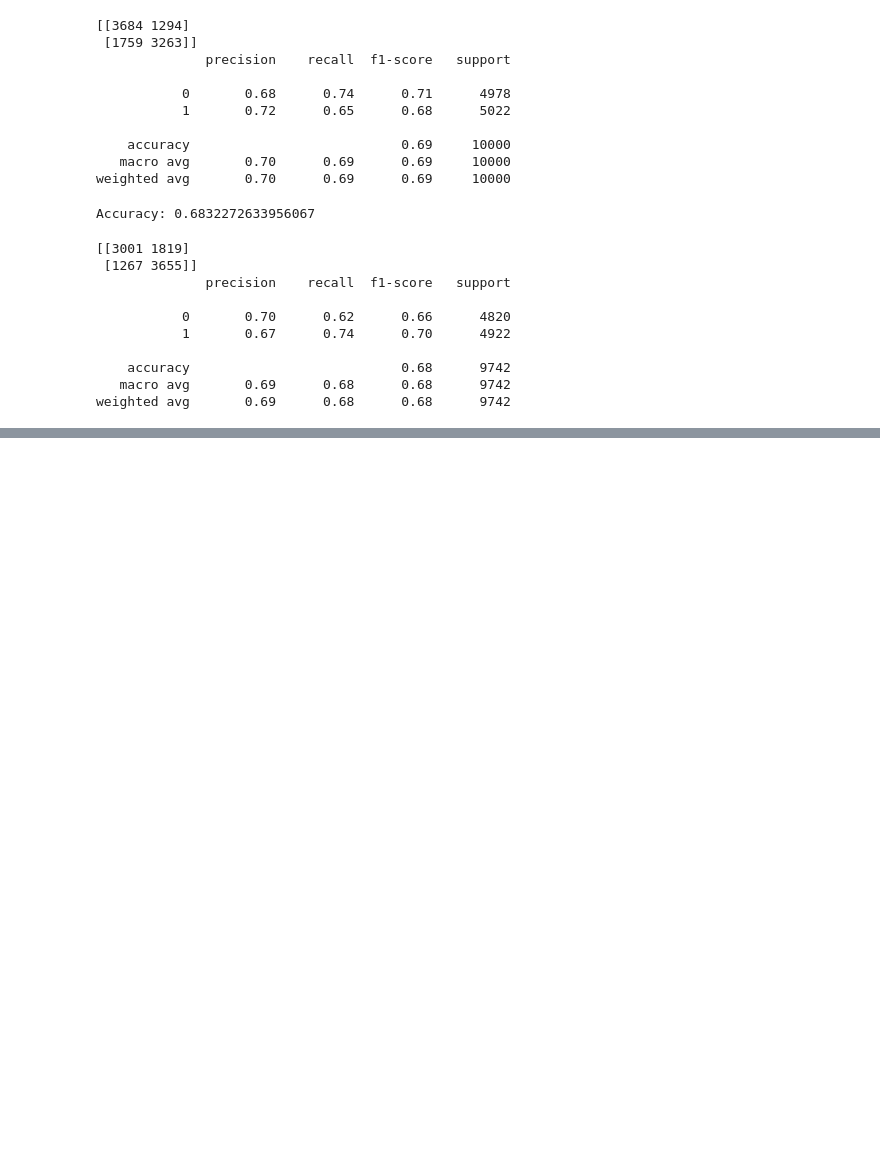
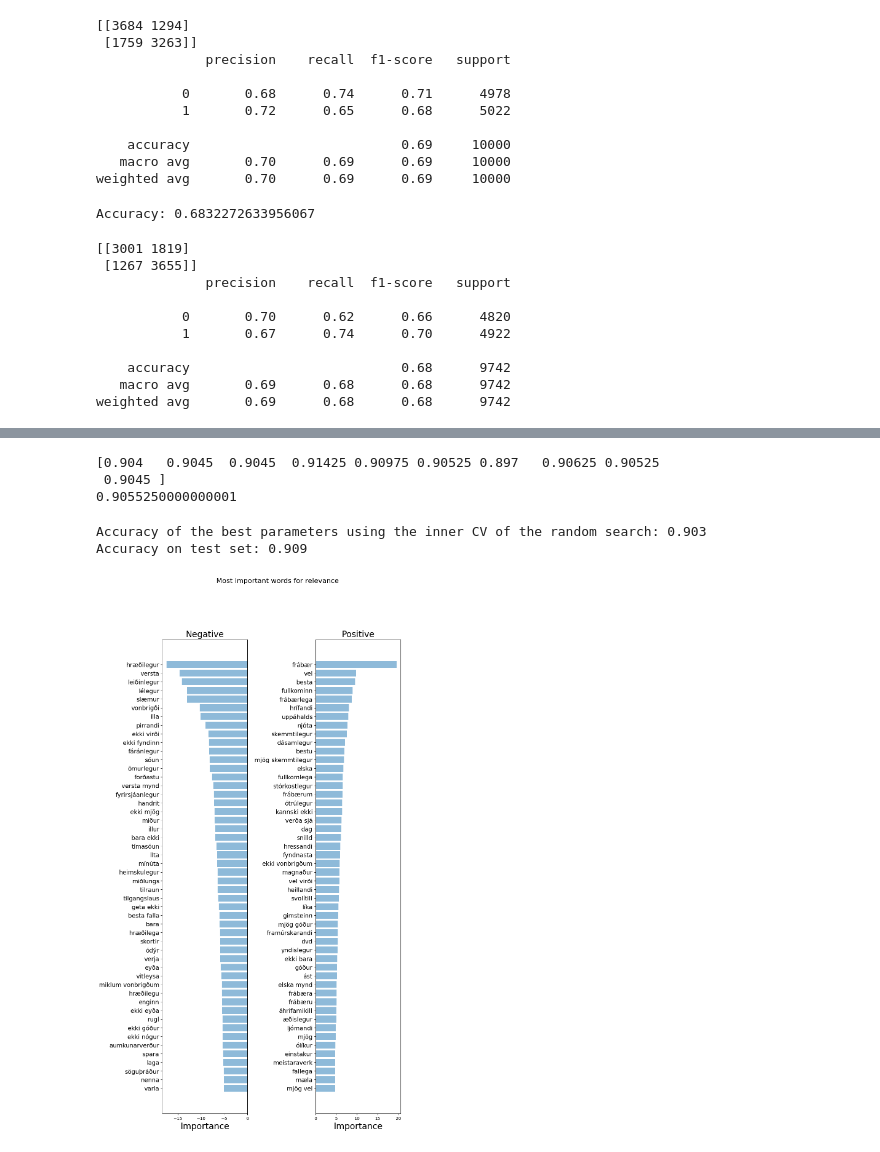
Before and after one commit to cadia-lvl/sentiment-analysis, a Jupyter notebook: src/logistic-regression.ipynb, the cells around one changed output, grey strips where cells are left out. Saved outputs shown, nothing was run; the diff lists cells and outputs as text; code cells hidden in the pictures; blank space fills up the shorter version.

```diff
--- a/src/logistic-regression.ipynb
+++ b/src/logistic-regression.ipynb
@@ -288,0 +504,17 @@ Sentiment: negative
+# %%
+from pprint import pprint
+
+from sklearn.model_selection import RandomizedSearchCV
+
+random_search = RandomizedSearchCV(
+    estimator=pipeline,
+    param_distributions=parameter_grid,
+    n_iter=100,
+    random_state=0,
+    n_jobs=-1,
+    verbose=3,
+)
+
+print("Performing grid search...")
+print("Hyperparameters to be evaluated:")
+pprint(parameter_grid)
@@ -288,0 +539,6 @@ Sentiment: negative
+# %%
+from time import time
+
+t0 = time()
+random_search.fit(X_train, y_train)
+print(f"Done in {time() - t0:.3f}s")
@@ -288,0 +601,12 @@ Sentiment: negative
+# %%
+def test(texts):
+    X_new_counts = vectorizer.transform(texts)
+    return model.predict(X_new_counts)
+
+a = ["Satt að segja fannst mér þessi mynd ekki vera mjög skemmtileg",
+            "Mér fannst þessi mynd geggjuð",
+            "Mér fannst þessi mynd mjög skemmtileg",
+            "Ég var skellihlæjandi allan tíman því myndin var svo fyndin"]
+p_review = [process_review(review) for review in a]
+print(p_review)
+print(test(p_review))
@@ -288,0 +633,10 @@ Sentiment: negative
+# %%
+#10 fold cross validation
+from sklearn.model_selection import cross_val_score
+scores = cross_val_score(model, X_train_counts, y_train, cv=10)
+print(scores)
+print(scores.mean())
+# %% [output]
+[0.904   0.9045  0.9045  0.91425 0.90975 0.90525 0.897   0.90625 0.90525
+ 0.9045 ]
+0.9055250000000001
@@ -288,0 +665,20 @@ Sentiment: negative
+# %%
+test_accuracy = random_search.score(X_test, y_test)
+print(
+    "Accuracy of the best parameters using the inner CV of "
+    f"the random search: {random_search.best_score_:.3f}"
+)
+print(f"Accuracy on test set: {test_accuracy:.3f}")
+# %% [output]
+Accuracy of the best parameters using the inner CV of the random search: 0.903
+Accuracy on test set: 0.909
+# %%
+importance_tfidf = get_most_important_features(random_search.best_estimator_.get_params().get('vect'), random_search.best_estimator_.get_params().get("clf"), 50)
+top_scores = [a[0] for a in importance_tfidf[0]['tops']]
+top_words = [a[1] for a in importance_tfidf[0]['tops']]
+bottom_scores = [a[0] for a in importance_tfidf[0]['bottom']]
+bottom_words = [a[1] for a in importance_tfidf[0]['bottom']]
+
+plot_important_words(top_scores, top_words, bottom_scores, bottom_words, "Most important words for relevance")
+# %% [output]
+[figure, added]
```
Also changed, not shown: parts of 27 cells of this notebook.
